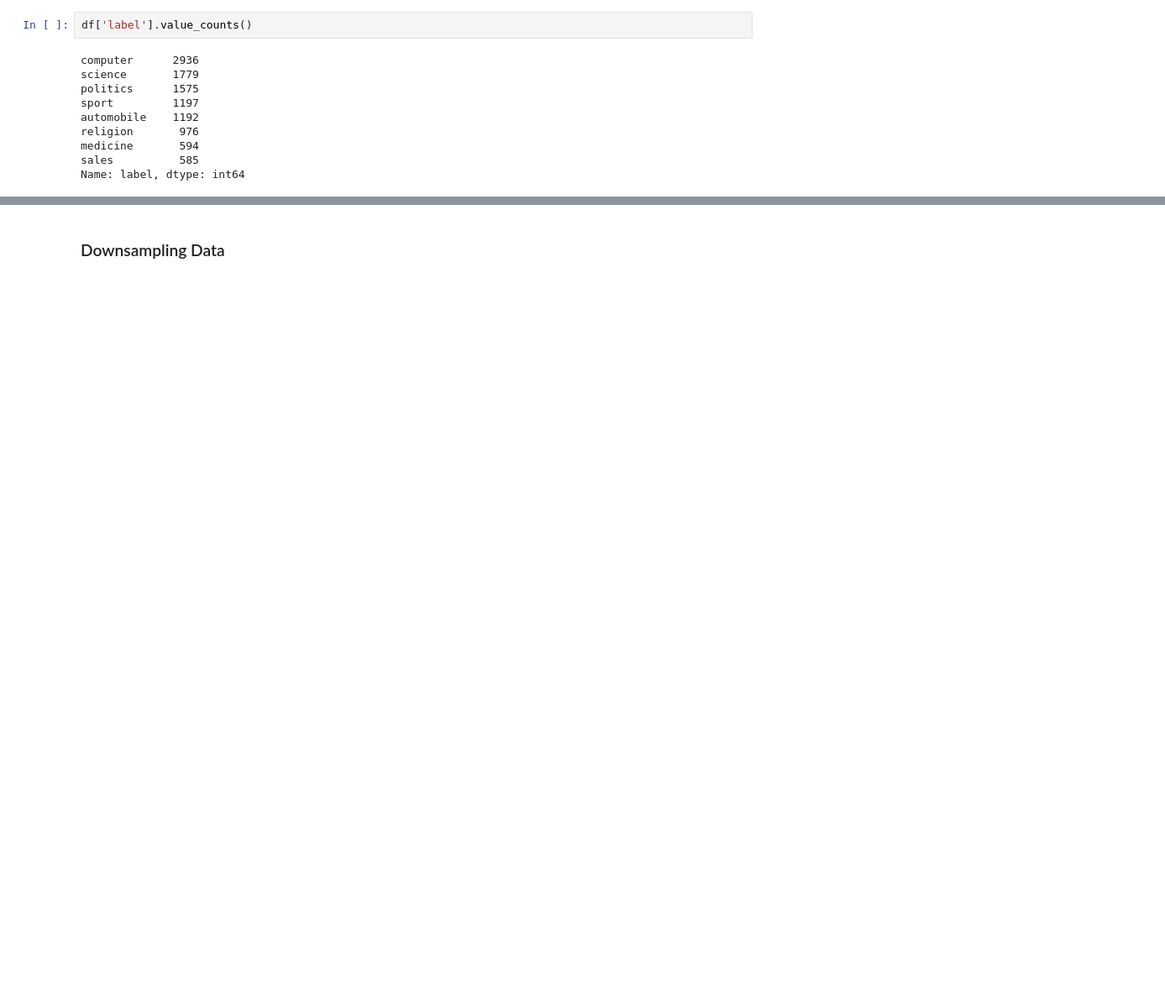
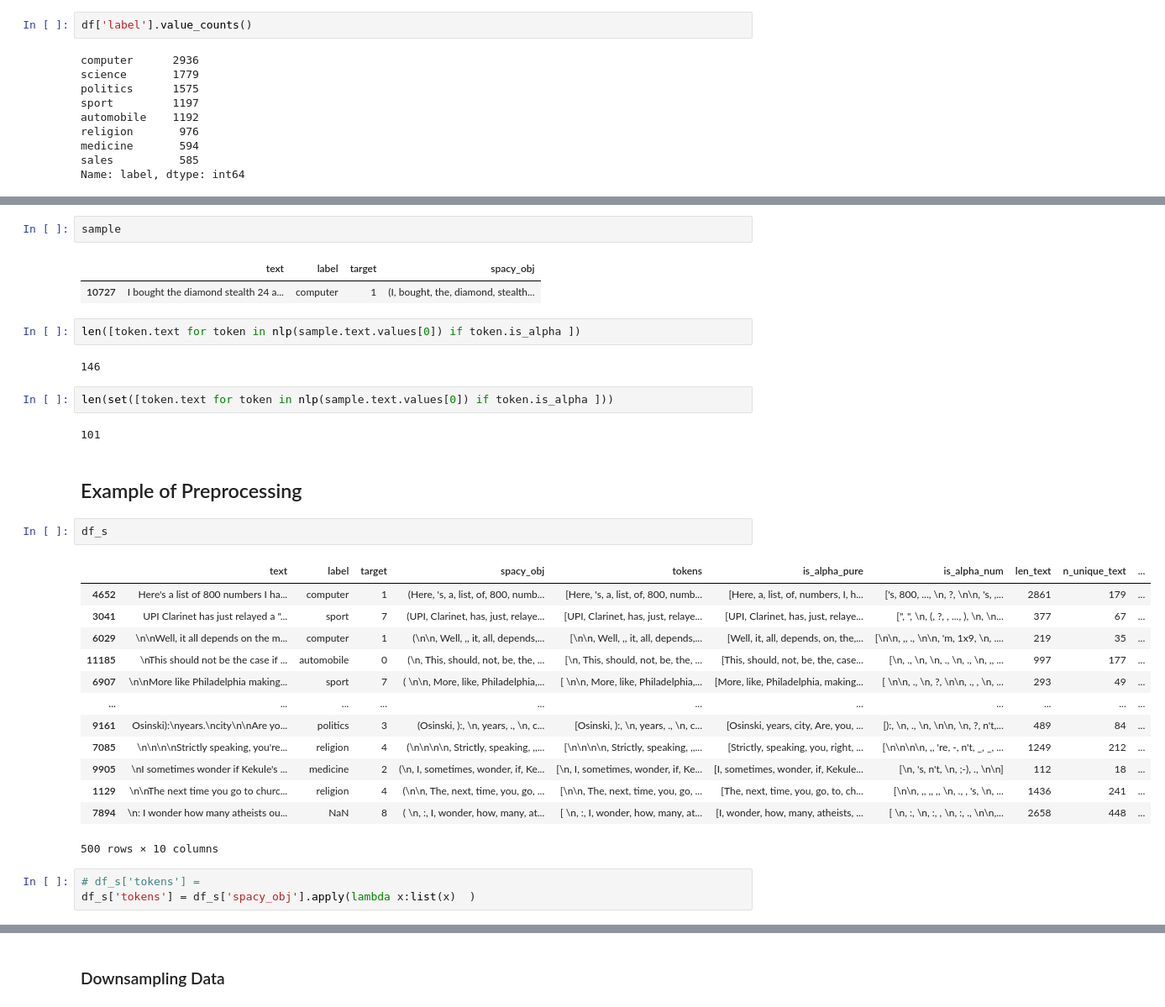
Before and after one commit to DataDavidProjects/UniversityProjects, a Jupyter notebook: Data Visualization and Text Mining/NLP/ModelCreation.ipynb, the cells around one changed output, grey strips where cells are left out. Shown at 84% size. Cells and saved outputs as stored; diff of their text form; blank space fills up the shorter version.

```diff
--- a/Data Visualization and Text Mining/NLP/ModelCreation.ipynb
+++ b/Data Visualization and Text Mining/NLP/ModelCreation.ipynb
@@ -141,0 +208,34 @@ Name: label, dtype: int64
+# %%
+sample
+# %% [output]
+|  | text | label | target | spacy_obj |
+| 10727 | I bought the diamond stealth 24 a... | computer | 1 | (I, bought, the, diamond, stealth... |
+# %%
+len([token.text for token in nlp(sample.text.values[0]) if token.is_alpha ])
+# %% [output]
+146
+# %%
+len(set([token.text for token in nlp(sample.text.values[0]) if token.is_alpha ]))
+# %% [output]
+101
+# %% [markdown]
+## Example of Preprocessing
+# %%
+df_s
+# %% [output]
+|  | text | label | target | spacy_obj | tokens | is_alpha_pure | is_alpha_num | len_text | n_unique_text | ... |
+| 4652 | Here's a list of 800 numbers I ha... | computer | 1 | (Here, 's, a, list, of, 800, numb... | [Here, 's, a, list, of, 800, numb... | [Here, a, list, of, numbers, I, h... | ['s, 800, ..., \n, ?, \n\n, 's, ,... | 2861 | 179 | ... |
+| 3041 | UPI Clarinet has just relayed a "... | sport | 7 | (UPI, Clarinet, has, just, relaye... | [UPI, Clarinet, has, just, relaye... | [UPI, Clarinet, has, just, relaye... | [", ", \n, (, ?, , ..., ), \n, \n... | 377 | 67 | ... |
+| 6029 | \n\nWell, it all depends on the m... | computer | 1 | (\n\n, Well, ,, it, all, depends,... | [\n\n, Well, ,, it, all, depends,... | [Well, it, all, depends, on, the,... | [\n\n, ,, ., \n\n, 'm, 1x9, \n, .... | 219 | 35 | ... |
+| 11185 | \nThis should not be the case if ... | automobile | 0 | (\n, This, should, not, be, the, ... | [\n, This, should, not, be, the, ... | [This, should, not, be, the, case... | [\n, ., \n, \n, ., \n, ., \n, ,, ... | 997 | 177 | ... |
+| 6907 | \n\nMore like Philadelphia making... | sport | 7 | ( \n\n, More, like, Philadelphia,... | [ \n\n, More, like, Philadelphia,... | [More, like, Philadelphia, making... | [ \n\n, ., \n, ?, \n\n, ., , \n, ... | 293 | 49 | ... |
+| ... | ... | ... | ... | ... | ... | ... | ... | ... | ... | ... |
+| 9161 | Osinski):\nyears.\ncity\n\nAre yo... | politics | 3 | (Osinski, ):, \n, years, ., \n, c... | [Osinski, ):, \n, years, ., \n, c... | [Osinski, years, city, Are, you, ... | [):, \n, ., \n, \n\n, \n, ?, n't,... | 489 | 84 | ... |
+| 7085 | \n\n\n\nStrictly speaking, you're... | religion | 4 | (\n\n\n\n, Strictly, speaking, ,,... | [\n\n\n\n, Strictly, speaking, ,,... | [Strictly, speaking, you, right, ... | [\n\n\n\n, ,, 're, -, n't, _, _, ... | 1249 | 212 | ... |
+| 9905 | \nI sometimes wonder if Kekule's ... | medicine | 2 | (\n, I, sometimes, wonder, if, Ke... | [\n, I, sometimes, wonder, if, Ke... | [I, sometimes, wonder, if, Kekule... | [\n, 's, n't, \n, ;-), ., \n\n] | 112 | 18 | ... |
+| 1129 | \n\nThe next time you go to churc... | religion | 4 | (\n\n, The, next, time, you, go, ... | [\n\n, The, next, time, you, go, ... | [The, next, time, you, go, to, ch... | [\n\n, ,, ,, ,, \n, ., , 's, \n, ... | 1436 | 241 | ... |
+| 7894 | \n: I wonder how many atheists ou... | NaN | 8 | ( \n, :, I, wonder, how, many, at... | [ \n, :, I, wonder, how, many, at... | [I, wonder, how, many, atheists, ... | [ \n, :, \n, :, , \n, :, ., \n\n,... | 2658 | 448 | ... |
+500 rows × 10 columns
+# %%
+# df_s['tokens'] =
+df_s['tokens'] = df_s['spacy_obj'].apply(lambda x:list(x)  )
```
Also changed, not shown: parts of 20 cells of this notebook.
